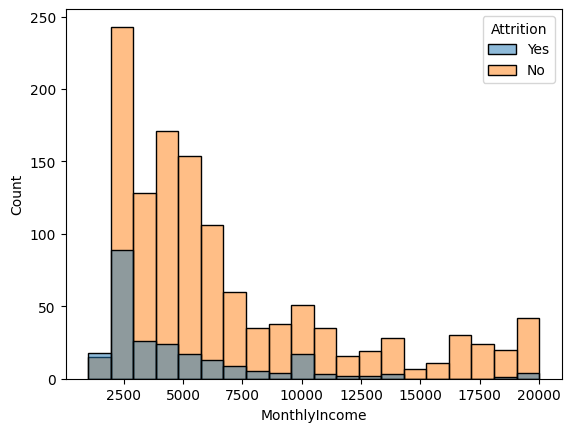
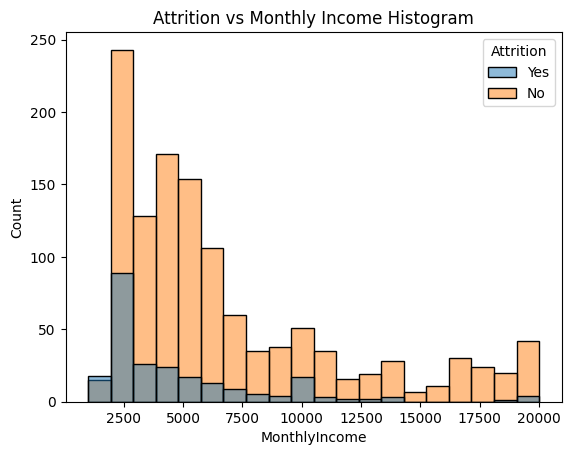
Unified diff of the notebook cell whose output changed from the first chart to the second:
--- before
+++ after
@@ -1,2 +1,3 @@
 sns.histplot(x='MonthlyIncome',data=df,hue='Attrition')
+plt.title("Attrition vs Monthly Income Histogram")
 plt.show()

Commit: Uploaded changed files